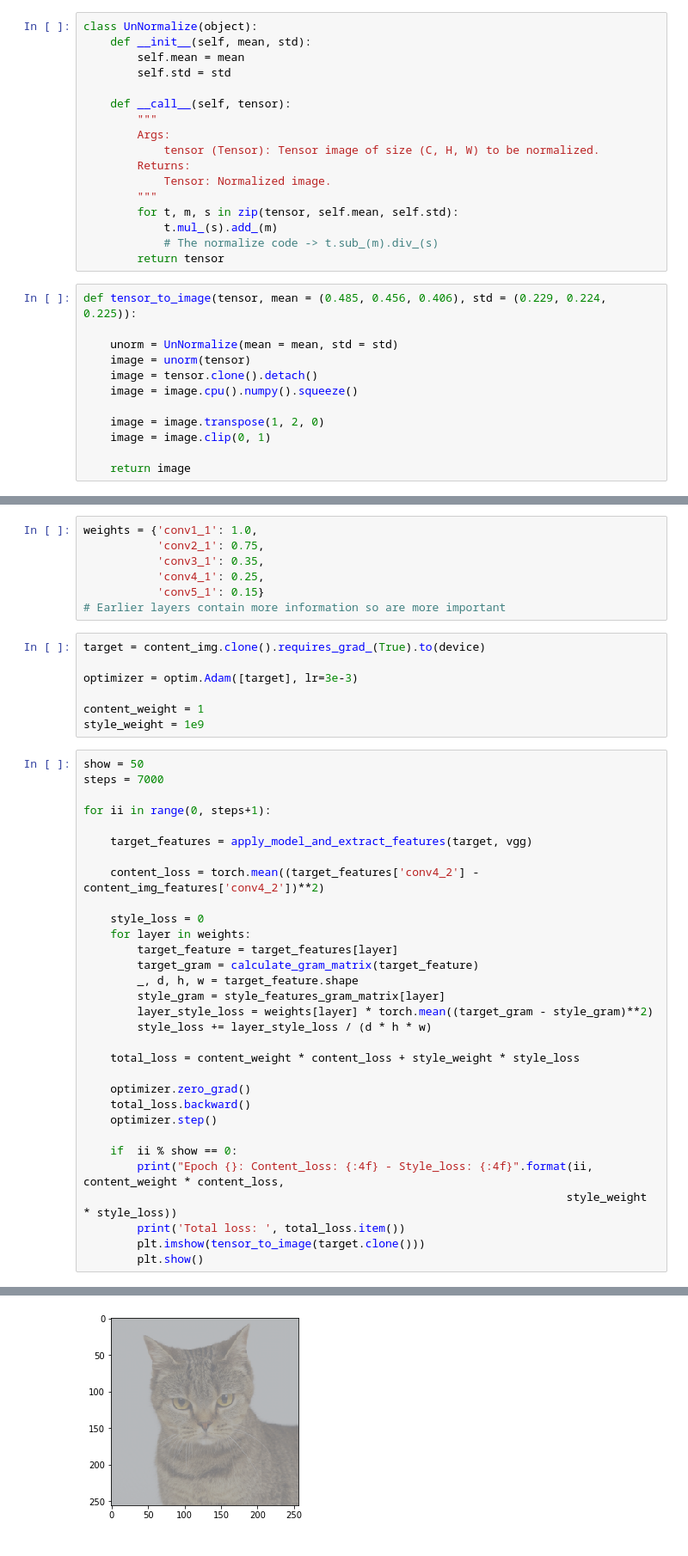
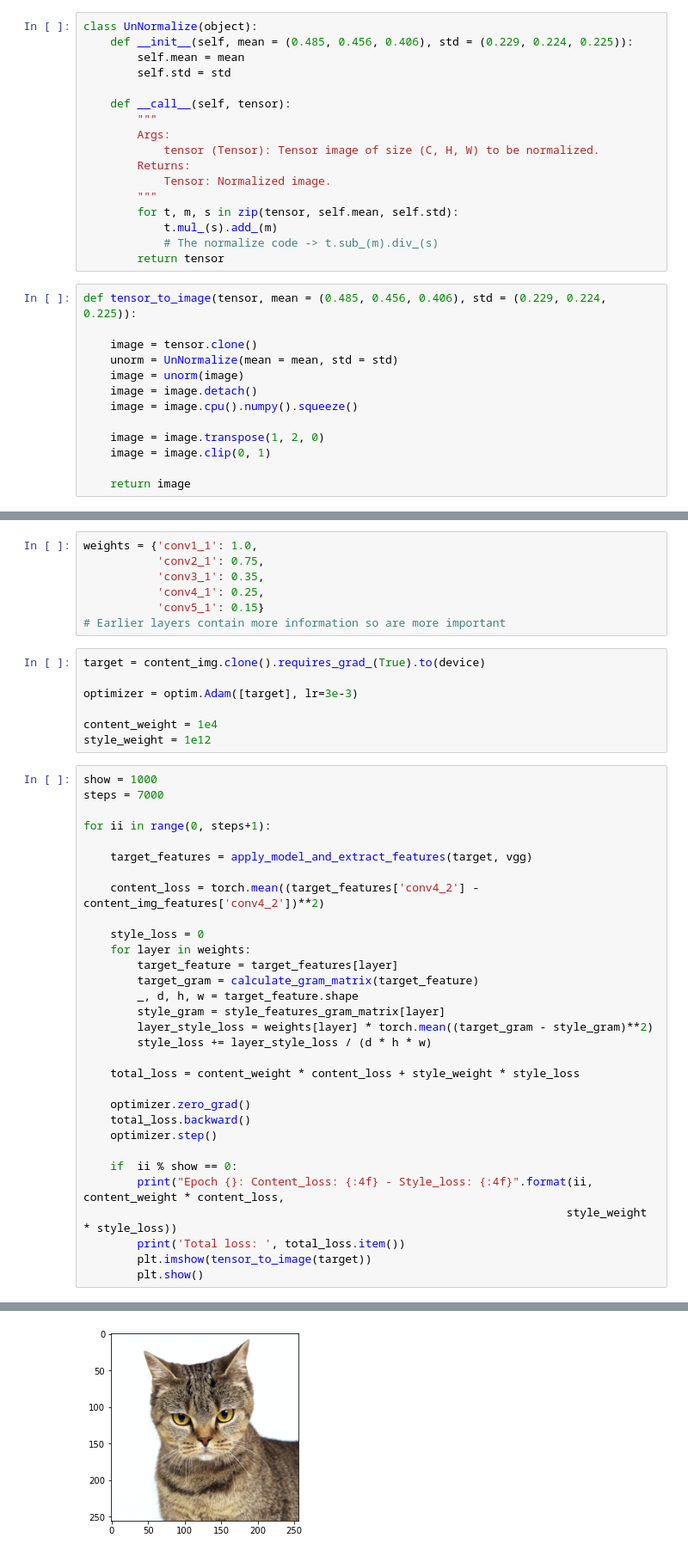
Before and after one commit to IararIV/Style-Transfer-PyTorch, a Jupyter notebook: StyleTransferwithPyTorch.ipynb, the cells around one changed output, grey strips where cells are left out. Shown at 86% size. Cells and saved outputs as stored; diff of their text form.

```diff
--- a/StyleTransferwithPyTorch.ipynb
+++ b/StyleTransferwithPyTorch.ipynb
@@ -63,7 +63,7 @@ content_img = transformation(content_img).to(device)
 style_img = transformation(style_img).to(device)
 # %%
 class UnNormalize(object):
-    def __init__(self, mean, std):
+    def __init__(self, mean = (0.485, 0.456, 0.406), std = (0.229, 0.224, 0.225)):
         self.mean = mean
         self.std = std
 
@@ -81,9 +81,10 @@ class UnNormalize(object):
 # %%
 def tensor_to_image(tensor, mean = (0.485, 0.456, 0.406), std = (0.229, 0.224, 0.225)):
 
+    image = tensor.clone()
     unorm = UnNormalize(mean = mean, std = std)
-    image = unorm(tensor)
-    image = tensor.clone().detach()
+    image = unorm(image)
+    image = image.detach()
     image = image.cpu().numpy().squeeze()
 
     image = image.transpose(1, 2, 0)
@@ -154,10 +155,10 @@ target = content_img.clone().requires_grad_(True).to(device)
 
 optimizer = optim.Adam([target], lr=3e-3)
 
-content_weight = 1
-style_weight = 1e9
+content_weight = 1e4
+style_weight = 1e12
 # %%
-show = 50
+show = 1000
 steps = 7000
 
 for ii in range(0, steps+1):
@@ -185,6 +186,6 @@ for ii in range(0, steps+1):
         print("Epoch {}: Content_loss: {:4f} - Style_loss: {:4f}".format(ii, content_weight * content_loss,
                                                                         style_weight * style_loss))
         print('Total loss: ', total_loss.item())
-        plt.imshow(tensor_to_image(target.clone()))
+        plt.imshow(tensor_to_image(target))
         plt.show()
 # %% [output]
@@ -193 +194 @@ Total loss:  0.0075288680382072926
-[figure, old version]
+[figure, new version]
```
Also changed, not shown: parts of 2 cells of this notebook.
